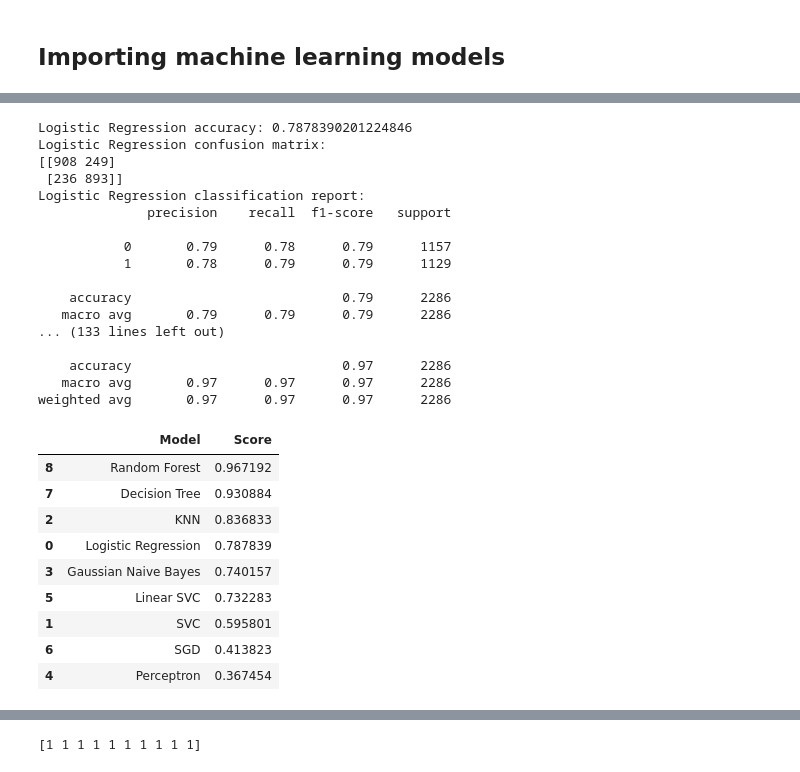
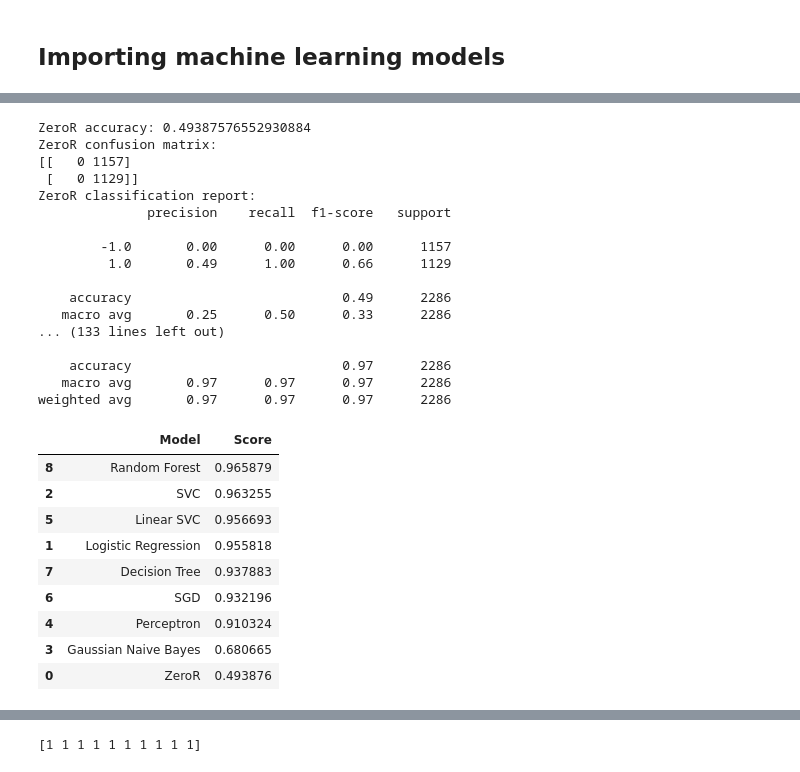
Before and after one commit to Mamdouh-Attia/Web-page-Phishing-Detection, a Jupyter notebook: workflow_notebook.ipynb, the cells around one changed output, grey strips where cells are left out. Cells and saved outputs as stored; diff of their text form; code cells hidden in the pictures.

```diff
--- a/workflow_notebook.ipynb
+++ b/workflow_notebook.ipynb
@@ -157,6 +310,9 @@ from sklearn.model_selection import cross_val_score
 # %%
 #logistic regression
-logreg = LogisticRegression()
+#hyperparameters for LR are:
+
+
+logreg = LogisticRegression(solver='lbfgs', max_iter=1000)
 logreg.fit(X_train, y_train)
 y_pred = logreg.predict(X_test)
 acc_log = accuracy_score(y_test, y_pred)
@@ -177,0 +334,15 @@ weighted avg       0.79      0.79      0.79      2286
+# %%
+#trying out regularization for logistic regression
+#L1 regularization
+logreg_l1 = LogisticRegression(penalty='l1', solver='liblinear', max_iter=1000)
+logreg_l1.fit(X_train, y_train)
+y_pred = logreg_l1.predict(X_test)
+acc_log_l1 = accuracy_score(y_test, y_pred)
+print('Logistic Regression L1 Accuracy:', acc_log_l1)
+
+#L2 regularization
+logreg_l2 = LogisticRegression(penalty='l2', solver='lbfgs', max_iter=1000)
+logreg_l2.fit(X_train, y_train)
+y_pred = logreg_l2.predict(X_test)
+acc_log_l2 = accuracy_score(y_test, y_pred)
+print('Logistic Regression L2 Accuracy:', acc_log_l2)
@@ -199,9 +372,0 @@ weighted avg       0.65      0.60      0.56      2286
-# %%
-# KNN
-knn = KNeighborsClassifier(n_neighbors = 3)
-knn.fit(X_train, y_train)
-y_pred = knn.predict(X_test)
-acc_knn = accuracy_score(y_test, y_pred)
-print('KNN Accuracy:', acc_knn)
-print(confusion_matrix(y_test, y_pred))
-print(classification_report(y_test, y_pred))
@@ -262,6 +415,6 @@ weighted avg       0.36      0.37      0.36      2286
 # %%
 # Linear SVC
-linear_svc = LinearSVC()
+linear_svc = LinearSVC(max_iter=10000, dual=False)
 linear_svc.fit(X_train, y_train)
 y_pred = linear_svc.predict(X_test)
 acc_linear_svc = accuracy_score(y_test, y_pred)
@@ -367,8 +520,8 @@ Random Forest cross validation score: 0.9648949552199543
 # %%
 #model evaluation
-models = [logreg, svc, knn, gaussian, perceptron, linear_svc, sgd, decision_tree, random_forest]
+models = [zero_r,logreg, svc, gaussian, perceptron, linear_svc, sgd, decision_tree, random_forest]
 
-model_names = ['Logistic Regression', 'SVC', 'KNN', 'Gaussian Naive Bayes', 'Perceptron', 'Linear SVC', 'SGD', 'Decision Tree', 'Random Forest']
+model_names = ['ZeroR','Logistic Regression', 'SVC', 'Gaussian Naive Bayes', 'Perceptron', 'Linear SVC', 'SGD', 'Decision Tree', 'Random Forest']
 for model, name in zip(models, model_names):
     y_pred = model.predict(X_test)
     print(f'{name} accuracy: {accuracy_score(y_test, y_pred)}')
@@ -376,18 +529,18 @@ for model, name in zip(models, model_names):
     print(f'{name} classification report: \n{classification_report(y_test, y_pred)}')
     print('\n\n')
 # %% [output]
-Logistic Regression accuracy: 0.7878390201224846
-Logistic Regression confusion matrix:
-[[908 249]
- [236 893]]
-Logistic Regression classification report:
+ZeroR accuracy: 0.49387576552930884
+ZeroR confusion matrix:
+[[   0 1157]
+ [   0 1129]]
+ZeroR classification report:
               precision    recall  f1-score   support
 
-           0       0.79      0.78      0.79      1157
-           1       0.78      0.79      0.79      1129
+        -1.0       0.00      0.00      0.00      1157
+         1.0       0.49      1.00      0.66      1129
 
-    accuracy                           0.79      2286
-   macro avg       0.79      0.79      0.79      2286
+    accuracy                           0.49      2286
+   macro avg       0.25      0.50      0.33      2286
 ... (133 lines left out)
 
     accuracy                           0.97      2286
@@ -396,22 +549,22 @@ weighted avg       0.97      0.97      0.97      2286
 # %%
 #rank models
 rank = pd.DataFrame({
-    'Model': ['Logistic Regression', 'SVC', 'KNN', 'Gaussian Naive Bayes', 'Perceptron', 'Linear SVC', 'SGD', 'Decision Tree', 'Random Forest'],
-    'Score': [acc_log, acc_svc, acc_knn, acc_gaussian, acc_perceptron, acc_linear_svc, acc_sgd, acc_decision_tree, acc_random_forest]
+    'Model': ['ZeroR','Logistic Regression', 'SVC', 'Gaussian Naive Bayes', 'Perceptron', 'Linear SVC', 'SGD', 'Decision Tree', 'Random Forest'],
+    'Score': [acc_zero_r,acc_log, acc_svc, acc_gaussian, acc_perceptron, acc_linear_svc, acc_sgd, acc_decision_tree, acc_random_forest]
 })
 rank = rank.sort_values(by='Score', ascending=False)
 rank
 # %% [output]
 |  | Model | Score |
-| 8 | Random Forest | 0.967192 |
-| 7 | Decision Tree | 0.930884 |
-| 2 | KNN | 0.836833 |
-| 0 | Logistic Regression | 0.787839 |
-| 3 | Gaussian Naive Bayes | 0.740157 |
-| 5 | Linear SVC | 0.732283 |
-| 1 | SVC | 0.595801 |
-| 6 | SGD | 0.413823 |
-| 4 | Perceptron | 0.367454 |
+| 8 | Random Forest | 0.965879 |
+| 2 | SVC | 0.963255 |
+| 5 | Linear SVC | 0.956693 |
+| 1 | Logistic Regression | 0.955818 |
+| 7 | Decision Tree | 0.937883 |
+| 6 | SGD | 0.932196 |
+| 4 | Perceptron | 0.910324 |
+| 3 | Gaussian Naive Bayes | 0.680665 |
+| 0 | ZeroR | 0.493876 |
 # %%
 #random forest is the best model
 #feature importance
```
Also changed, not shown: parts of 41 cells of this notebook, 2 other files.
